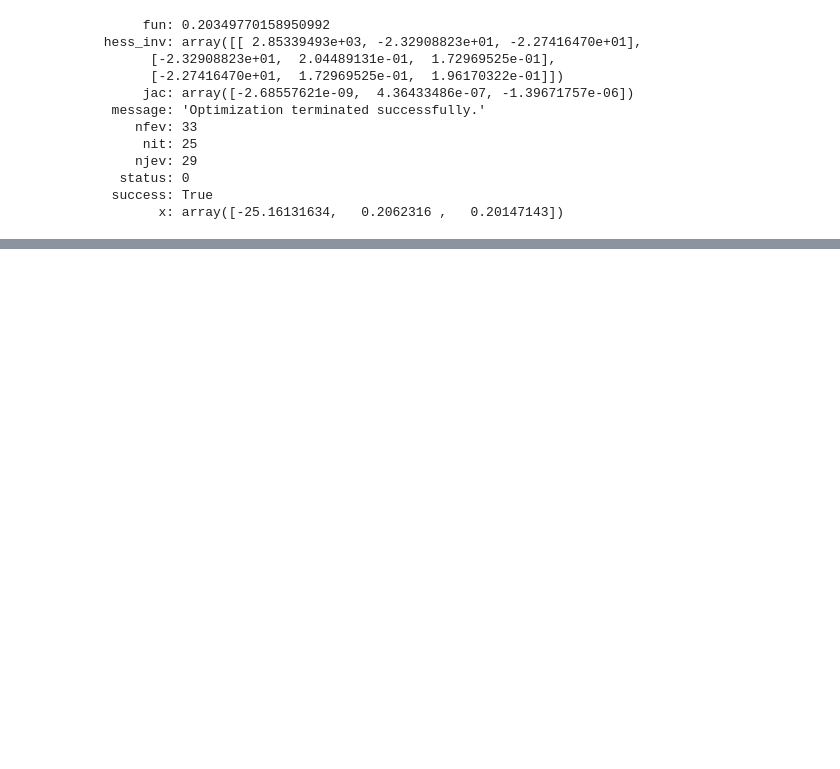
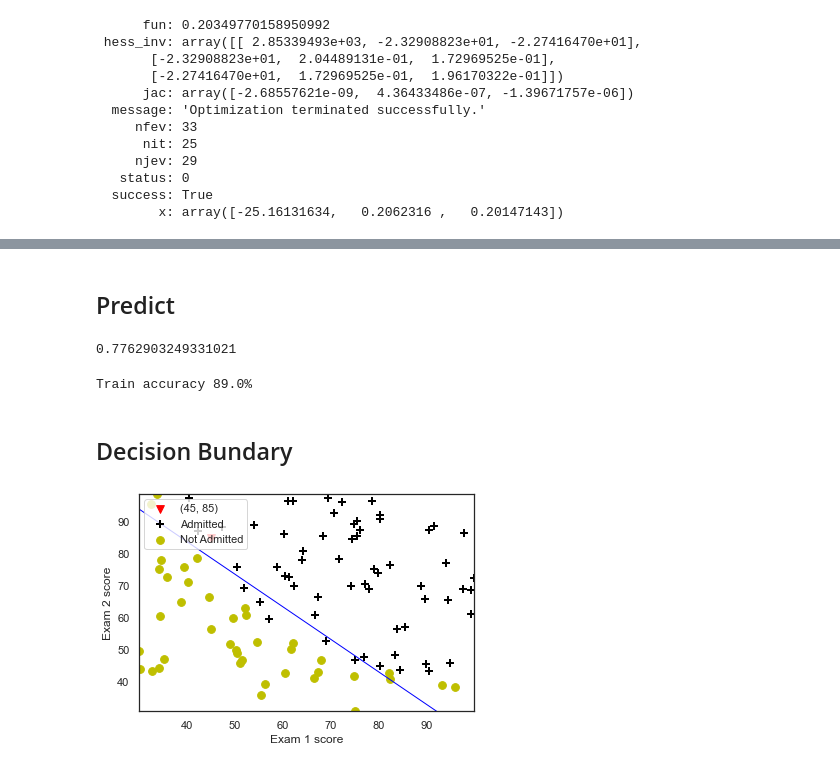
Before and after one commit to AiJared/AndrewNgMLAssignments, a Jupyter notebook: Logistic Regression.ipynb, the cells around one changed output, grey strips where cells are left out. Cells and saved outputs as stored; diff of their text form; code cells hidden in the pictures; blank space fills up the shorter version.

Commit message:
decision boundary

```diff
--- a/Logistic Regression.ipynb
+++ b/Logistic Regression.ipynb
@@ -141,0 +125,2 @@ Train accuracy 89.0%
+# %% [markdown]
+## Predict
@@ -141,0 +131,24 @@ Train accuracy 89.0%
+# %%
+# Student with Exam 1 score 45 and Exam 2 score 85
+# Predict using the optimized Theta values from above(res.x)
+sigmoid(np.array([1, 45, 85]).dot(res.x.T))
+# %% [output]
+0.7762903249331021
+# %%
+p = predict(res.x, X)
+print('Train accuracy {}%'.format(100*sum(p == y.ravel())/p.size))
+# %% [output]
+Train accuracy 89.0%
+# %% [markdown]
+## Decision Bundary
+# %%
+plt.scatter(45, 85, s=60, c='r', marker='v', label='(45, 85)')
+plotData(data, 'Exam 1 score', 'Exam 2 score', 'Admitted', 'Not Admitted')
+x1_min, x1_max = X[:,1].min(), X[:,1].max(),
+x2_min, x2_max = X[:,2].min(), X[:,2].max(),
+xx1, xx2 = np.meshgrid(np.linspace(x1_min, x1_max), np.linspace(x2_min, x2_max))
+h = sigmoid(np.c_[np.ones((xx1.ravel().shape[0],1)), xx1.ravel(), xx2.ravel()].dot(res.x))
+h = h.reshape(xx1.shape)
+plt.contour(xx1, xx2, h, [0.5], linewidths=1, colors='b');
+# %% [output]
+[figure, added]
```
Also changed, not shown: parts of 7 cells of this notebook.
